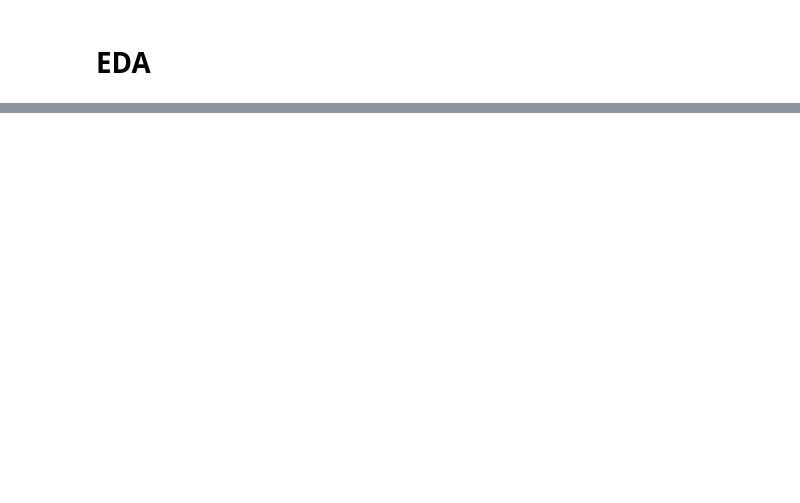
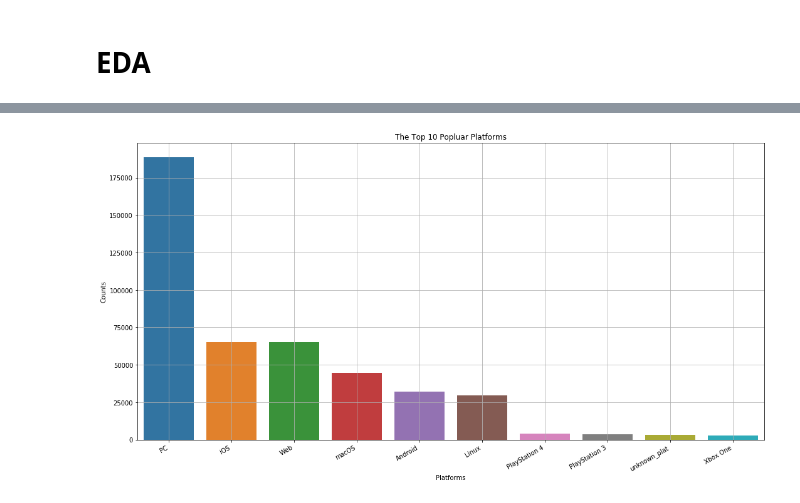
Before and after one commit to FreedomVAce/Game_Recommendation, a Jupyter notebook: Game_Recommendation.ipynb, the cells around one changed output, grey strips where cells are left out. Cells and saved outputs as stored; diff of their text form; code cells hidden in the pictures; blank space fills up the shorter version.

```diff
--- a/Game_Recommendation.ipynb
+++ b/Game_Recommendation.ipynb
@@ -107,0 +122,11 @@ game
+# %%
+plot2 = pd.DataFrame({'Platforms' : platforms_list , 'Counts' : platforms_counts})
+plot2 = plot2.sort_values('Counts',ascending=False)
+plt.figure(figsize = (15,8))
+sns.barplot(x=plot2['Platforms'][0:10], y=plot2['Counts'][0:10]).set_title("The Top 10 Popluar Platforms")
+plt.xticks(rotation=30, ha='right')
+plt.tight_layout()
+plt.grid()
+plt.show()
+# %% [output]
+[figure, added]
```
Also changed, not shown: parts of 24 cells of this notebook.
